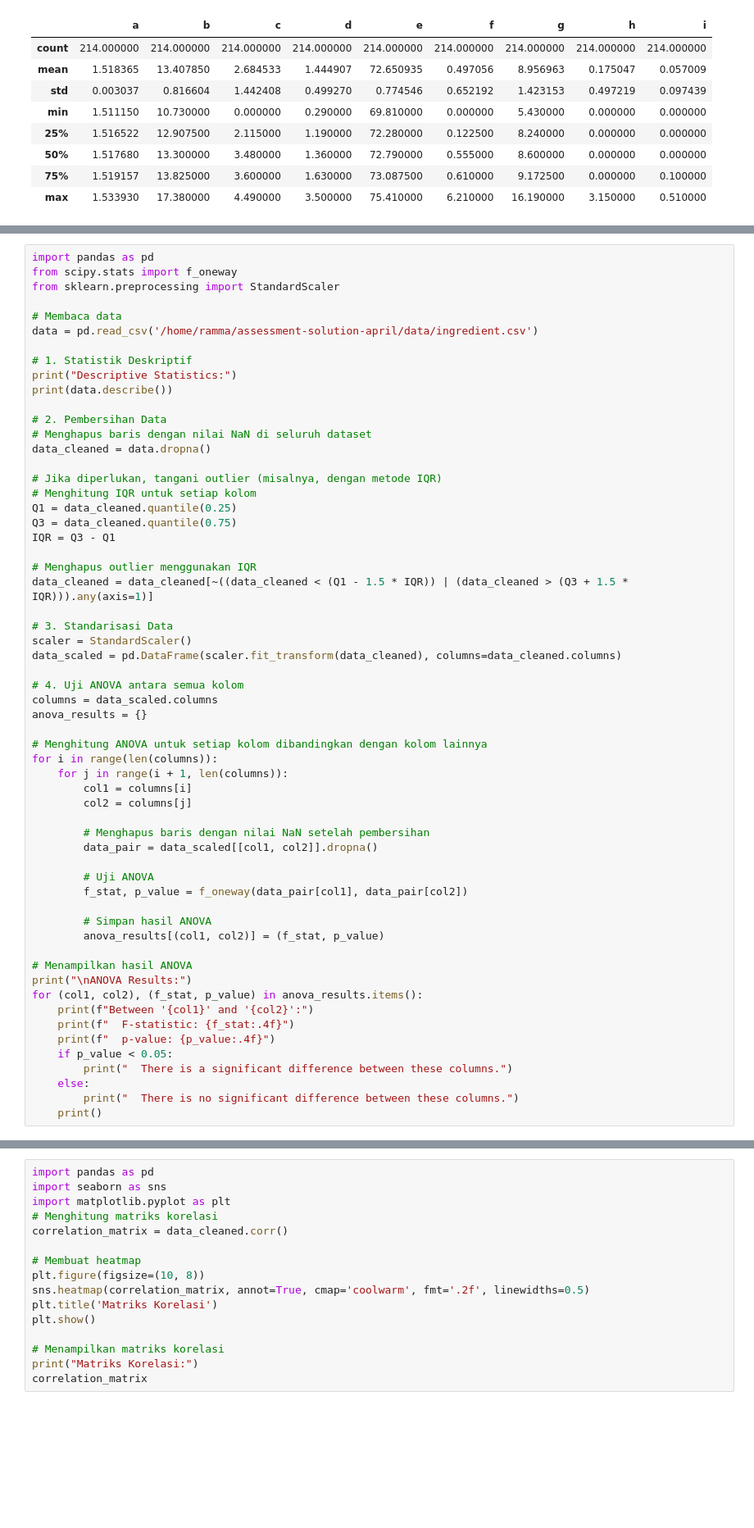
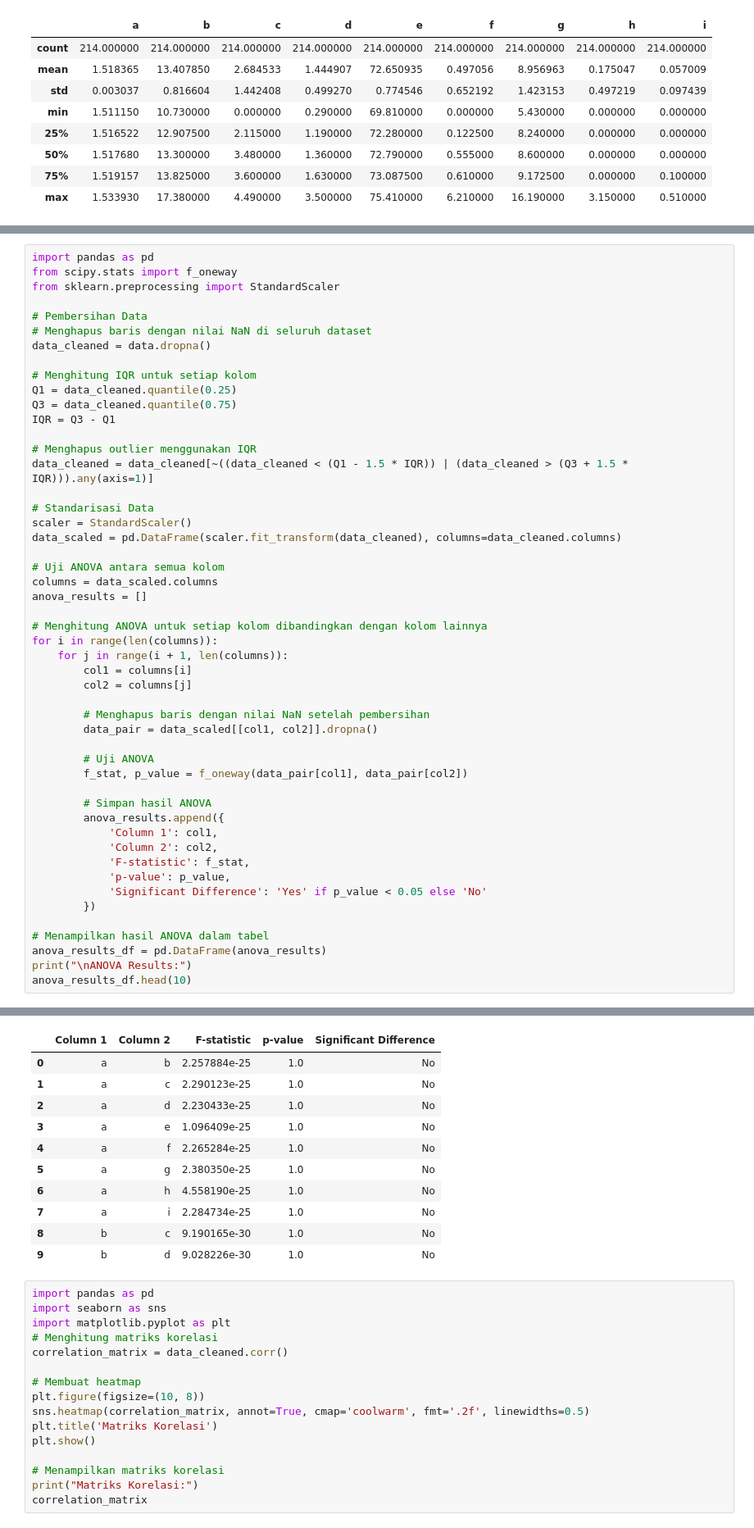
Before and after one commit to rammahayufitra/assessment-solution-april, a Jupyter notebook: solution_of_question_1/main.ipynb, the cells around one changed output, grey strips where cells are left out. Shown at 82% size. Saved outputs shown, nothing was run; the diff lists cells and outputs as text; blank space fills up the shorter version.

```diff
--- a/solution_of_question_1/main.ipynb
+++ b/solution_of_question_1/main.ipynb
@@ -22,18 +92,10 @@ import pandas as pd
 from scipy.stats import f_oneway
 from sklearn.preprocessing import StandardScaler
 
-# Membaca data
-data = pd.read_csv('/home/ramma/assessment-solution-april/data/ingredient.csv')
-
-# 1. Statistik Deskriptif
-print("Descriptive Statistics:")
-print(data.describe())
-
-# 2. Pembersihan Data
+# Pembersihan Data
 # Menghapus baris dengan nilai NaN di seluruh dataset
 data_cleaned = data.dropna()
 
-# Jika diperlukan, tangani outlier (misalnya, dengan metode IQR)
 # Menghitung IQR untuk setiap kolom
 Q1 = data_cleaned.quantile(0.25)
 Q3 = data_cleaned.quantile(0.75)
@@ -42,13 +104,13 @@ IQR = Q3 - Q1
 # Menghapus outlier menggunakan IQR
 data_cleaned = data_cleaned[~((data_cleaned < (Q1 - 1.5 * IQR)) | (data_cleaned > (Q3 + 1.5 * IQR))).any(axis=1)]
 
-# 3. Standarisasi Data
+# Standarisasi Data
 scaler = StandardScaler()
 data_scaled = pd.DataFrame(scaler.fit_transform(data_cleaned), columns=data_cleaned.columns)
 
-# 4. Uji ANOVA antara semua kolom
+# Uji ANOVA antara semua kolom
 columns = data_scaled.columns
-anova_results = {}
+anova_results = []
 
 # Menghitung ANOVA untuk setiap kolom dibandingkan dengan kolom lainnya
 for i in range(len(columns)):
@@ -63,17 +125,16 @@ for i in range(len(columns)):
         f_stat, p_value = f_oneway(data_pair[col1], data_pair[col2])
 
         # Simpan hasil ANOVA
-        anova_results[(col1, col2)] = (f_stat, p_value)
+        anova_results.append({
+            'Column 1': col1,
+            'Column 2': col2,
+            'F-statistic': f_stat,
+            'p-value': p_value,
+            'Significant Difference': 'Yes' if p_value < 0.05 else 'No'
+        })
 
-# Menampilkan hasil ANOVA
+# Menampilkan hasil ANOVA dalam tabel
+anova_results_df = pd.DataFrame(anova_results)
 print("\nANOVA Results:")
-for (col1, col2), (f_stat, p_value) in anova_results.items():
-    print(f"Between '{col1}' and '{col2}':")
-    print(f"  F-statistic: {f_stat:.4f}")
-    print(f"  p-value: {p_value:.4f}")
-    if p_value < 0.05:
-        print("  There is a significant difference between these columns.")
-    else:
-        print("  There is no significant difference between these columns.")
-    print()
+anova_results_df.head(10)
 # %% [output]
@@ -97,3 +142,14 @@ Between 'h' and 'i':
+|  | Column 1 | Column 2 | F-statistic | p-value | Significant Difference |
+| 0 | a | b | 2.257884e-25 | 1.0 | No |
+| 1 | a | c | 2.290123e-25 | 1.0 | No |
+| 2 | a | d | 2.230433e-25 | 1.0 | No |
+| 3 | a | e | 1.096409e-25 | 1.0 | No |
+| 4 | a | f | 2.265284e-25 | 1.0 | No |
+| 5 | a | g | 2.380350e-25 | 1.0 | No |
+| 6 | a | h | 4.558190e-25 | 1.0 | No |
+| 7 | a | i | 2.284734e-25 | 1.0 | No |
+| 8 | b | c | 9.190165e-30 | 1.0 | No |
+| 9 | b | d | 9.028226e-30 | 1.0 | No |
 # %%
 import pandas as pd
 import seaborn as sns
```
Also changed, not shown: parts of 9 cells of this notebook.
